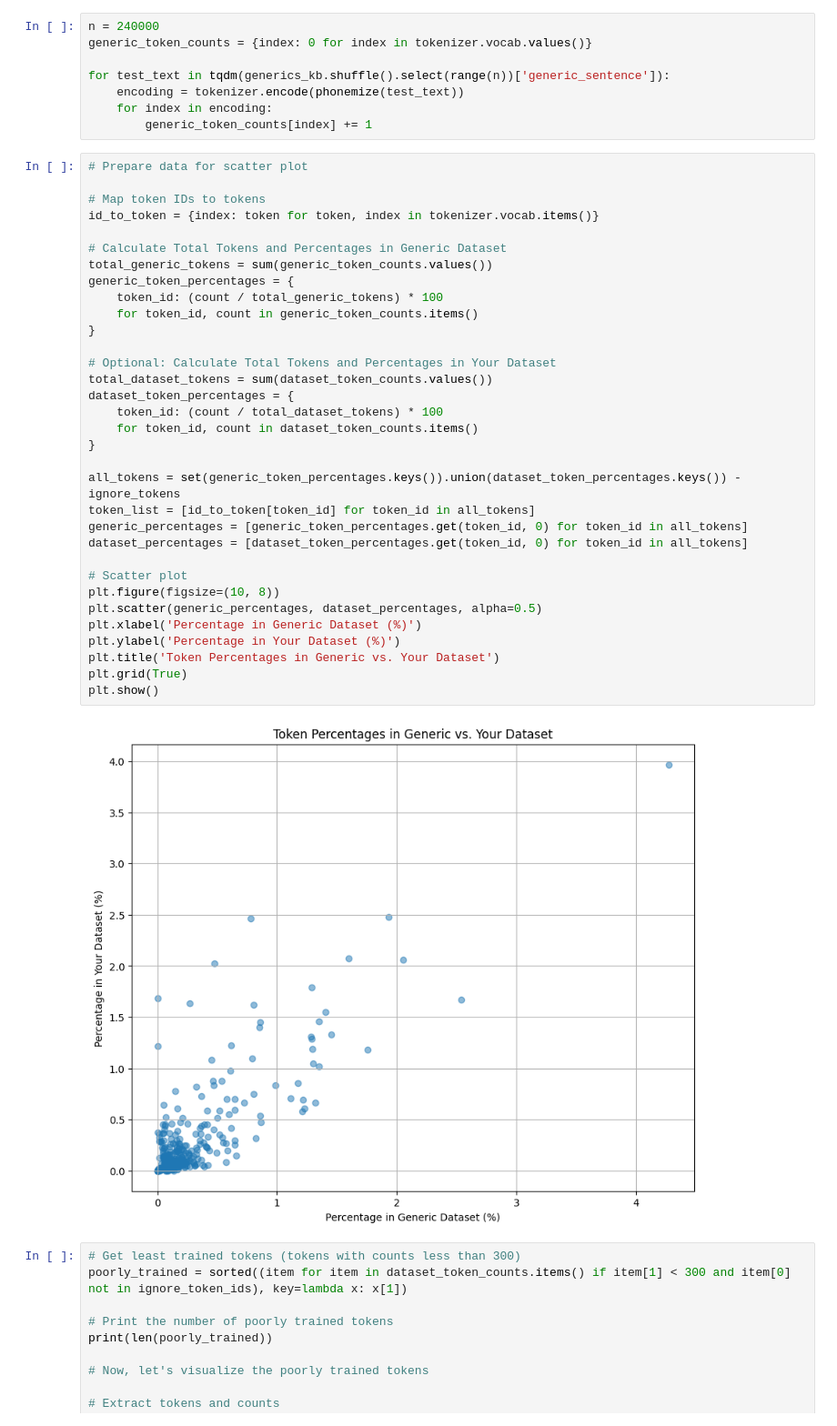
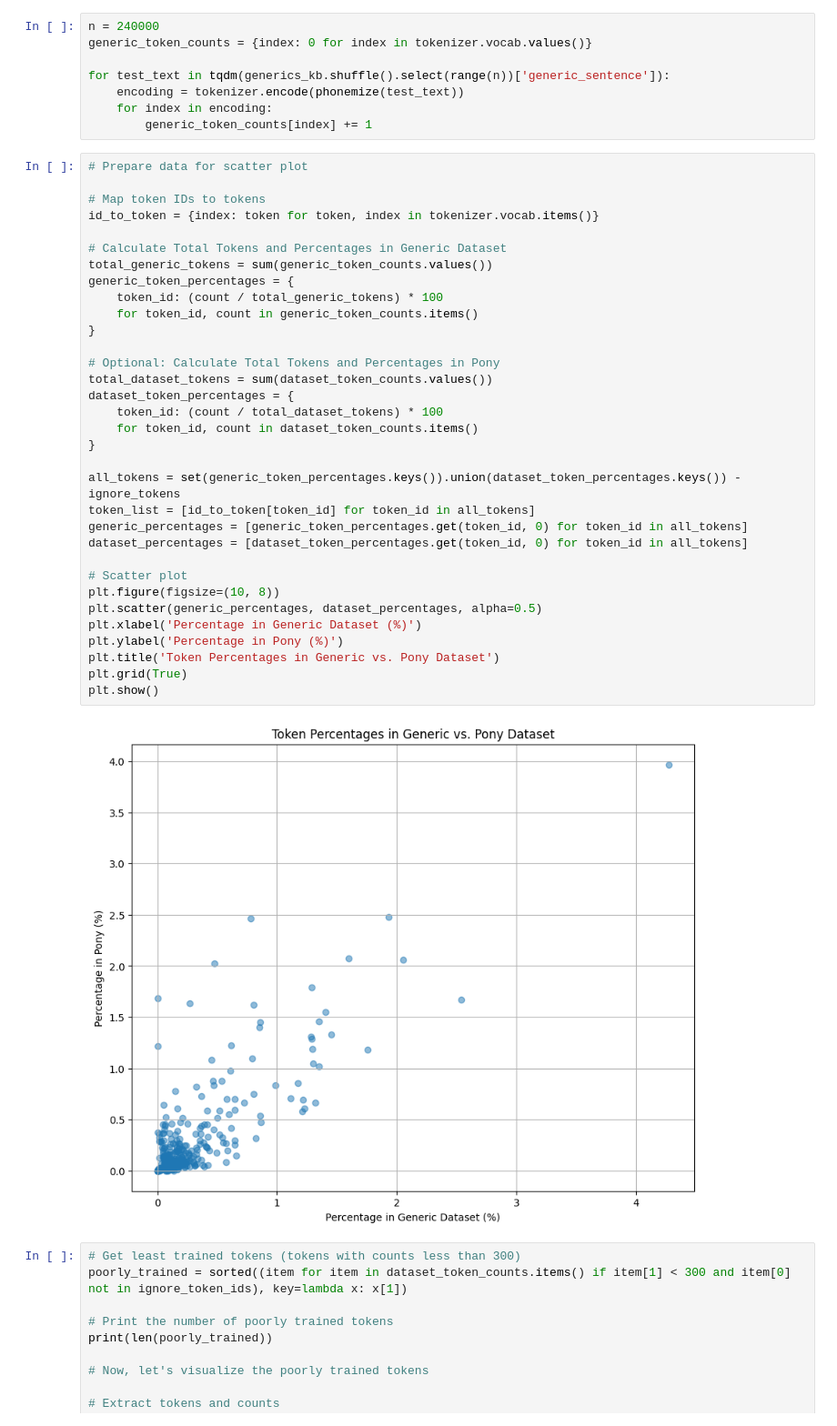
Before and after one commit to synthbot-anon/sample-code, a Jupyter notebook: notebooks/tokenizer_analysis.ipynb, the cells around one changed output. Shown at 91% size. Drawn from its saved outputs; the diff is of its cells as text.

Commit message:
change names in graphs and comments

```diff
--- a/notebooks/tokenizer_analysis.ipynb
+++ b/notebooks/tokenizer_analysis.ipynb
@@ -55,37 +55,37 @@ for test_text in tqdm(generics_kb.shuffle().select(range(n))['generic_sentence']
 # Prepare data for scatter plot
 
 # Map token IDs to tokens
 id_to_token = {index: token for token, index in tokenizer.vocab.items()}
 
 # Calculate Total Tokens and Percentages in Generic Dataset
 total_generic_tokens = sum(generic_token_counts.values())
 generic_token_percentages = {
     token_id: (count / total_generic_tokens) * 100
     for token_id, count in generic_token_counts.items()
 }
 
-# Optional: Calculate Total Tokens and Percentages in Your Dataset
+# Optional: Calculate Total Tokens and Percentages in Pony
 total_dataset_tokens = sum(dataset_token_counts.values())
 dataset_token_percentages = {
     token_id: (count / total_dataset_tokens) * 100
     for token_id, count in dataset_token_counts.items()
 }
 
 all_tokens = set(generic_token_percentages.keys()).union(dataset_token_percentages.keys()) - ignore_tokens
 token_list = [id_to_token[token_id] for token_id in all_tokens]
 generic_percentages = [generic_token_percentages.get(token_id, 0) for token_id in all_tokens]
 dataset_percentages = [dataset_token_percentages.get(token_id, 0) for token_id in all_tokens]
 
 # Scatter plot
 plt.figure(figsize=(10, 8))
 plt.scatter(generic_percentages, dataset_percentages, alpha=0.5)
 plt.xlabel('Percentage in Generic Dataset (%)')
-plt.ylabel('Percentage in Your Dataset (%)')
-plt.title('Token Percentages in Generic vs. Your Dataset')
+plt.ylabel('Percentage in Pony (%)')
+plt.title('Token Percentages in Generic vs. Pony Dataset')
 plt.grid(True)
 plt.show()
 # %% [output]
-[figure, old version]
+[figure, new version]
 # %%
 # Get least trained tokens (tokens with counts less than 300)
 poorly_trained = sorted((item for item in dataset_token_counts.items() if item[1] < 300 and item[0] not in ignore_token_ids), key=lambda x: x[1])
```
Also changed, not shown: parts of 2 cells of this notebook.
